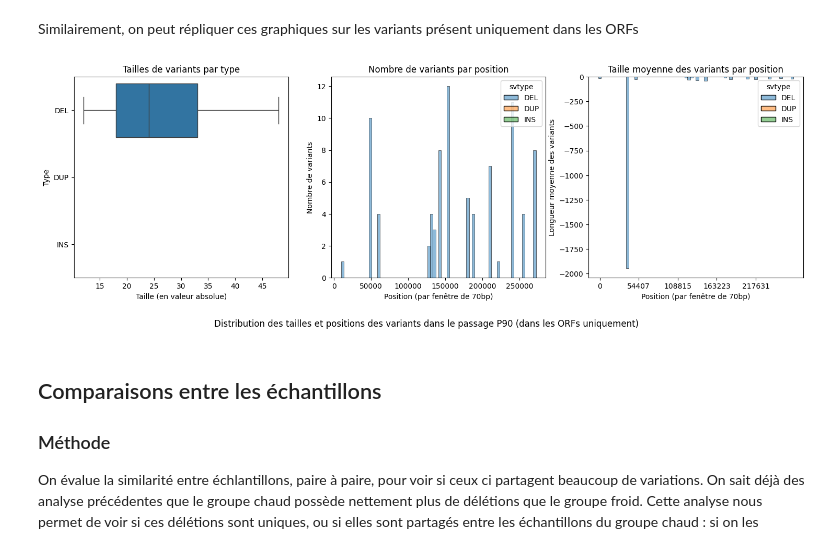
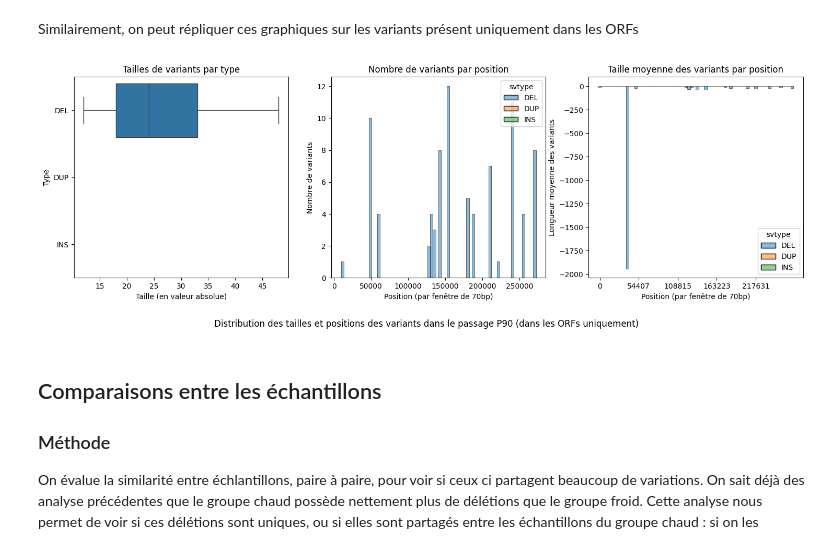
Before and after one commit to Tara-Guillorit/TP-BILL, a Jupyter notebook: src/analyse.ipynb, the cells around one changed output. Cells and saved outputs as stored; diff of their text form; code cells hidden in the pictures.

```diff
--- a/src/analyse.ipynb
+++ b/src/analyse.ipynb
@@ -173,5 +213,6 @@ outliers[["svlen", "pos", "alt"]]
 # %%
-data = data[abs(data["svlen"]) < 2500]
+max_len = 2500
+data = data[abs(data["svlen"]) < max_len]
 # %% [markdown]
 ## Impacte du filtrage
 
@@ -258,8 +298,8 @@ data[data["orfs"].astype(bool)][["id", "orfs"]].head()
 # %%
 ioi = 90 # Iteration of interests
 
-data_oi = data[data["iteration"] == ioi]
-data_oi_orf = data_oi[data_oi["orfs"].astype(bool)]
+data_ioi = data[data["iteration"] == ioi]
+data_ioi_orf = data_ioi[data_ioi["orfs"].astype(bool)]
 # %% [markdown]
 ## Distributions des variants
 
@@ -373,21 +403,21 @@ On note qu'il n'y a pas de différence notable de longueur entre les insertions
 # %%
 fig, (ax1, ax2, ax3) = plt.subplots(nrows=1, ncols=3, figsize=(18, 5))
 
-sns.boxplot(data=data_oi, x=abs(data_oi["svlen"]), y="svtype", showfliers=False, ax=ax1)
+sns.boxplot(data=data_ioi, x=abs(data_ioi["svlen"]), y="svtype", showfliers=False, ax=ax1)
 ax1.set_xlabel("Taille (en valeur absolue)")
 ax1.set_ylabel("Type")
 ax1.set_title("Tailles de variants par type")
 
 nbins = 70
-sns.histplot(data=data_oi, x="pos", hue="svtype", bins=nbins, ax=ax2)
+sns.histplot(data=data_ioi, x="pos", hue="svtype", bins=nbins, ax=ax2)
 ax2.set_xlabel(f"Position (par fenêtre de {nbins}bp)")
 ax2.set_ylabel("Nombre de variants")
 ax2.set_title("Nombre de variants par position")
 
-max_pos = max(data_oi["pos"])
-data_oi.loc[:, 'pos_bin'] = pd.cut(data_oi['pos'], nbins, labels=range(nbins))
-data_mean = data_oi.groupby(['pos_bin', 'svtype'], as_index=False, observed=True)['svlen'].mean()
-sns.histplot(data=data_mean, x="pos_bin", hue="svtype", weights='svlen', bins=nbins, ax=ax3)
+max_pos = max(data_ioi["pos"])
+data_ioi.loc[:, 'pos_bin'] = pd.cut(data_ioi['pos'], nbins, labels=range(nbins))
+data_mean_len = data_ioi.groupby(['pos_bin', 'svtype'], as_index=False, observed=True)['svlen'].mean()
+sns.histplot(data=data_mean_len, x="pos_bin", hue="svtype", weights='svlen', bins=nbins, ax=ax3)
 ax3.set_xlabel(f"Position (par fenêtre de {nbins}bp)")
 ax3.set_ylabel("Longueur moyenne des variants")
 ax3.set_xticks([i * (nbins / 5) for i in range(5)], labels=[int(i * (max_pos / 5)) for i in range(5)])
@@ -402,30 +432,31 @@ Similairement, on peut répliquer ces graphiques sur les variants présent uniqu
 # %%
 fig, (ax1, ax2, ax3) = plt.subplots(nrows=1, ncols=3, figsize=(18, 5))
 
-sns.boxplot(data=data_oi_orf, x=abs(data_oi_orf["svlen"]), y="svtype", showfliers=False, ax=ax1)
+sns.boxplot(data=data_ioi_orf, x=abs(data_ioi_orf["svlen"]), y="svtype", showfliers=False, ax=ax1)
 ax1.set_xlabel("Taille (en valeur absolue)")
 ax1.set_ylabel("Type")
 ax1.set_title("Tailles de variants par type")
 
 nbins = 70
-sns.histplot(data=data_oi_orf, x="pos", hue="svtype", bins=nbins, ax=ax2)
+sns.histplot(data=data_ioi_orf, x="pos", hue="svtype", bins=nbins, ax=ax2)
 ax2.set_xlabel(f"Position (par fenêtre de {nbins}bp)")
 ax2.set_ylabel("Nombre de variants")
 ax2.set_title("Nombre de variants par position")
 
-max_pos = max(data_oi["pos"])
-data_oi_orf.loc[:, 'pos_bin'] = pd.cut(data_oi_orf['pos'], nbins, labels=range(nbins))
-data_mean = data_oi_orf.groupby(['pos_bin', 'svtype'], as_index=False, observed=True)['svlen'].mean()
-sns.histplot(data=data_mean, x="pos_bin", hue="svtype", weights='svlen', bins=nbins, ax=ax3)
+max_pos = max(data_ioi["pos"])
+data_ioi_orf.loc[:, 'pos_bin'] = pd.cut(data_ioi_orf['pos'], nbins, labels=range(nbins))
+data_mean_len = data_ioi_orf.groupby(['pos_bin', 'svtype'], as_index=False, observed=True)['svlen'].mean()
+sns.histplot(data=data_mean_len, x="pos_bin", hue="svtype", weights='svlen', bins=nbins, ax=ax3)
+ax3.set_ylim(ax3.get_ylim()[0], 100)
 ax3.set_xlabel(f"Position (par fenêtre de {nbins}bp)")
 ax3.set_ylabel("Longueur moyenne des variants")
 ax3.set_xticks([i * (nbins / 5) for i in range(5)], labels=[int(i * (max_pos / 5)) for i in range(5)])
 ax3.set_title("Taille moyenne des variants par position")
 
 plt.suptitle(f"Distribution des tailles et positions des variants dans le passage P{ioi} (dans les ORFs uniquement)", y=-0.05)
 plt.show()
 # %% [output]
-[figure, old version]
+[figure, new version]
 # %% [markdown]
 ## Comparaisons entre les échantillons
 
```
Also changed, not shown: parts of 25 cells of this notebook, 4 other files.
